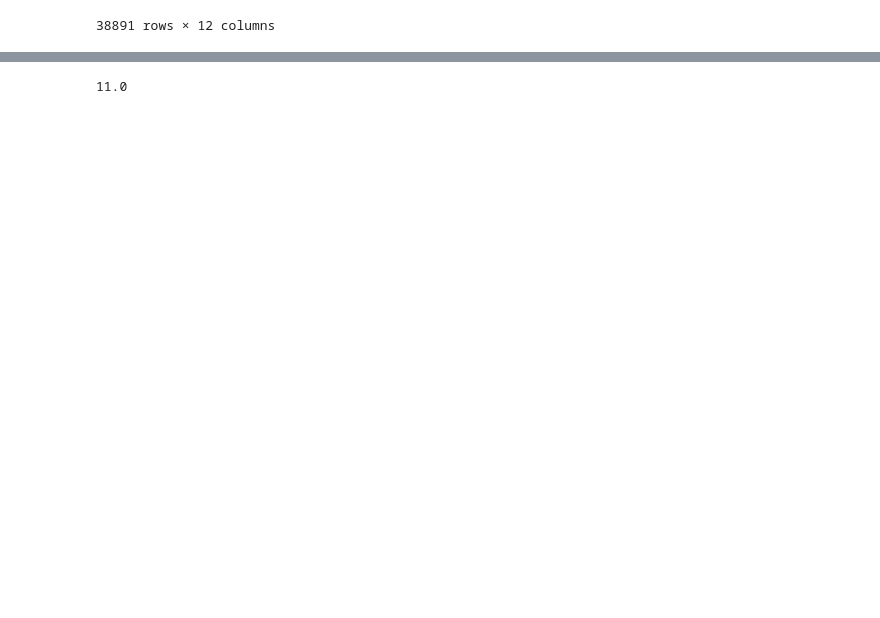
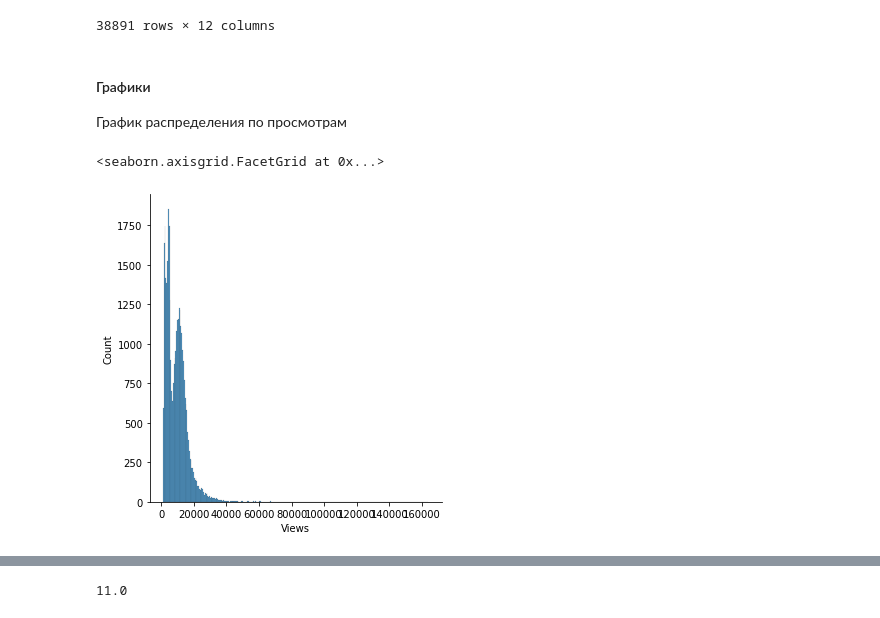
Before and after one commit to prekel/MSO, a Jupyter notebook: Lab01/Lab01.ipynb, the cells around one changed output, grey strips where cells are left out. Cells and saved outputs as stored; diff of their text form; code cells hidden in the pictures; blank space fills up the shorter version.

```diff
--- a/Lab01/Lab01.ipynb
+++ b/Lab01/Lab01.ipynb
@@ -28,0 +34,9 @@ data
+# %% [markdown]
+#### Графики
+
+График распределения по просмотрам
+# %%
+sns.displot(data.Views)
+# %% [output]
+<seaborn.axisgrid.FacetGrid at 0x...>
+[figure, added]
```
Also changed, not shown: parts of 33 cells of this notebook, 1 other file.
